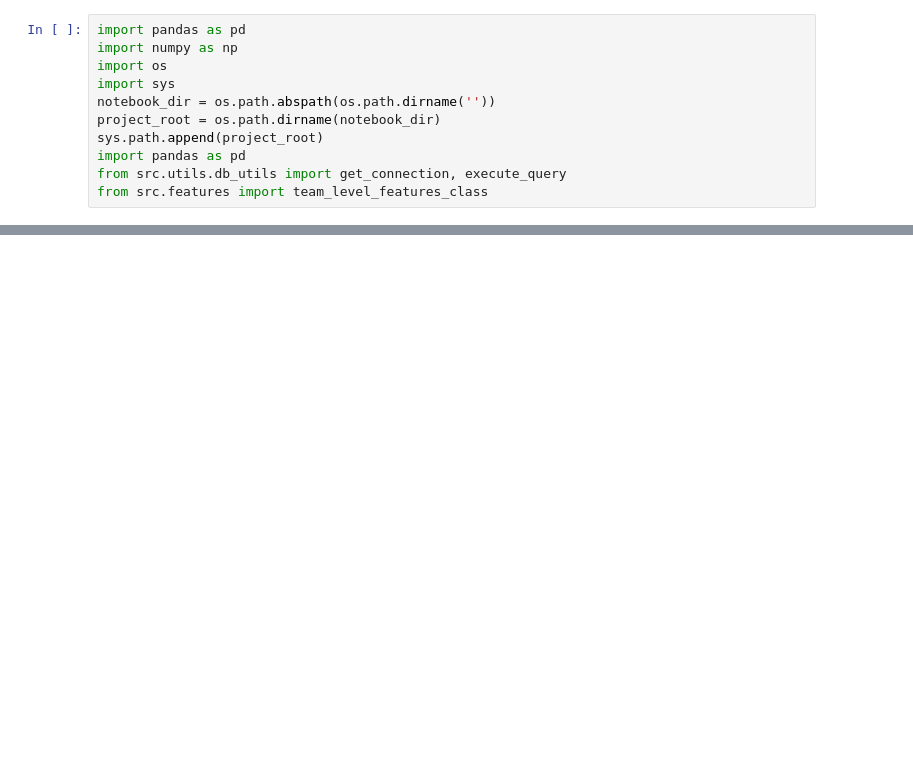
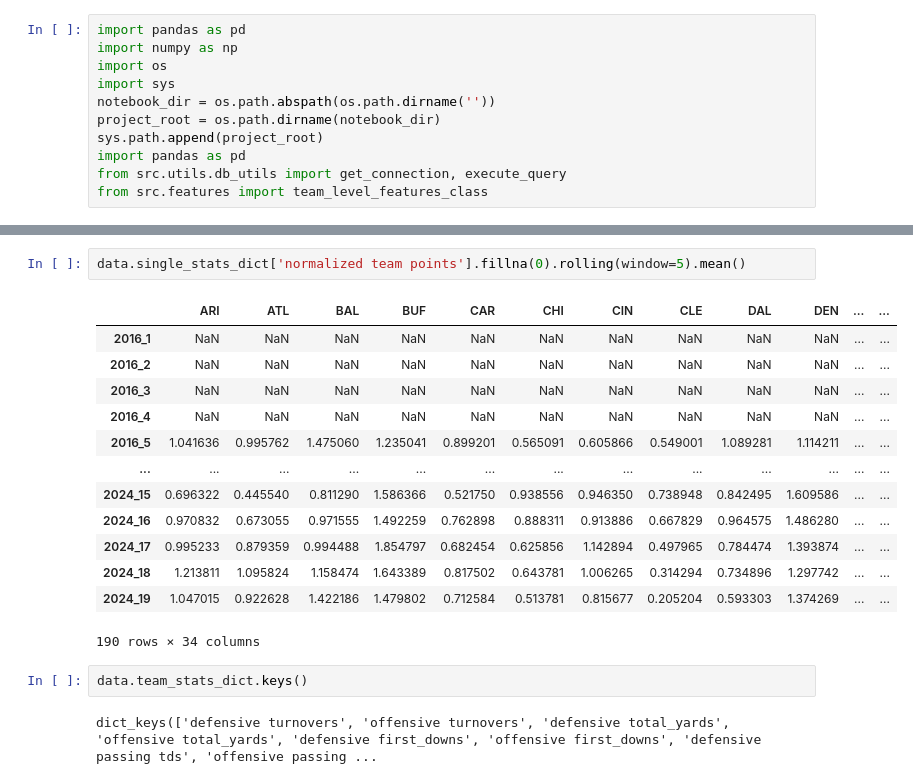
Before and after one commit to johnpham90/NFL_Model, a Jupyter notebook: notebooks/team_level_feature_class_example.ipynb, the cells around one changed output, grey strips where cells are left out. Drawn from its saved outputs; the diff is of its cells as text; blank space fills up the shorter version.

```diff
--- a/notebooks/team_level_feature_class_example.ipynb
+++ b/notebooks/team_level_feature_class_example.ipynb
@@ -33,0 +55,20 @@ data.data[['teamid', 'hometeamid','awayteamid','defenseid']]
+# %%
+data.single_stats_dict['normalized team points'].fillna(0).rolling(window=5).mean()
+# %% [output]
+|  | ARI | ATL | BAL | BUF | CAR | CHI | CIN | CLE | DAL | DEN | ... | ... |
+| 2016_1 | NaN | NaN | NaN | NaN | NaN | NaN | NaN | NaN | NaN | NaN | ... | ... |
+| 2016_2 | NaN | NaN | NaN | NaN | NaN | NaN | NaN | NaN | NaN | NaN | ... | ... |
+| 2016_3 | NaN | NaN | NaN | NaN | NaN | NaN | NaN | NaN | NaN | NaN | ... | ... |
+| 2016_4 | NaN | NaN | NaN | NaN | NaN | NaN | NaN | NaN | NaN | NaN | ... | ... |
+| 2016_5 | 1.041636 | 0.995762 | 1.475060 | 1.235041 | 0.899201 | 0.565091 | 0.605866 | 0.549001 | 1.089281 | 1.114211 | ... | ... |
+| ... | ... | ... | ... | ... | ... | ... | ... | ... | ... | ... | ... | ... |
+| 2024_15 | 0.696322 | 0.445540 | 0.811290 | 1.586366 | 0.521750 | 0.938556 | 0.946350 | 0.738948 | 0.842495 | 1.609586 | ... | ... |
+| 2024_16 | 0.970832 | 0.673055 | 0.971555 | 1.492259 | 0.762898 | 0.888311 | 0.913886 | 0.667829 | 0.964575 | 1.486280 | ... | ... |
+| 2024_17 | 0.995233 | 0.879359 | 0.994488 | 1.854797 | 0.682454 | 0.625856 | 1.142894 | 0.497965 | 0.784474 | 1.393874 | ... | ... |
+| 2024_18 | 1.213811 | 1.095824 | 1.158474 | 1.643389 | 0.817502 | 0.643781 | 1.006265 | 0.314294 | 0.734896 | 1.297742 | ... | ... |
+| 2024_19 | 1.047015 | 0.922628 | 1.422186 | 1.479802 | 0.712584 | 0.513781 | 0.815677 | 0.205204 | 0.593303 | 1.374269 | ... | ... |
+190 rows × 34 columns
+# %%
+data.team_stats_dict.keys()
+# %% [output]
+dict_keys(['defensive turnovers', 'offensive turnovers', 'defensive total_yards', 'offensive total_yards', 'defensive first_downs', 'offensive first_downs', 'defensive passing tds', 'offensive passing ...
```
Also changed, not shown: parts of 14 cells of this notebook, 3 other files.
